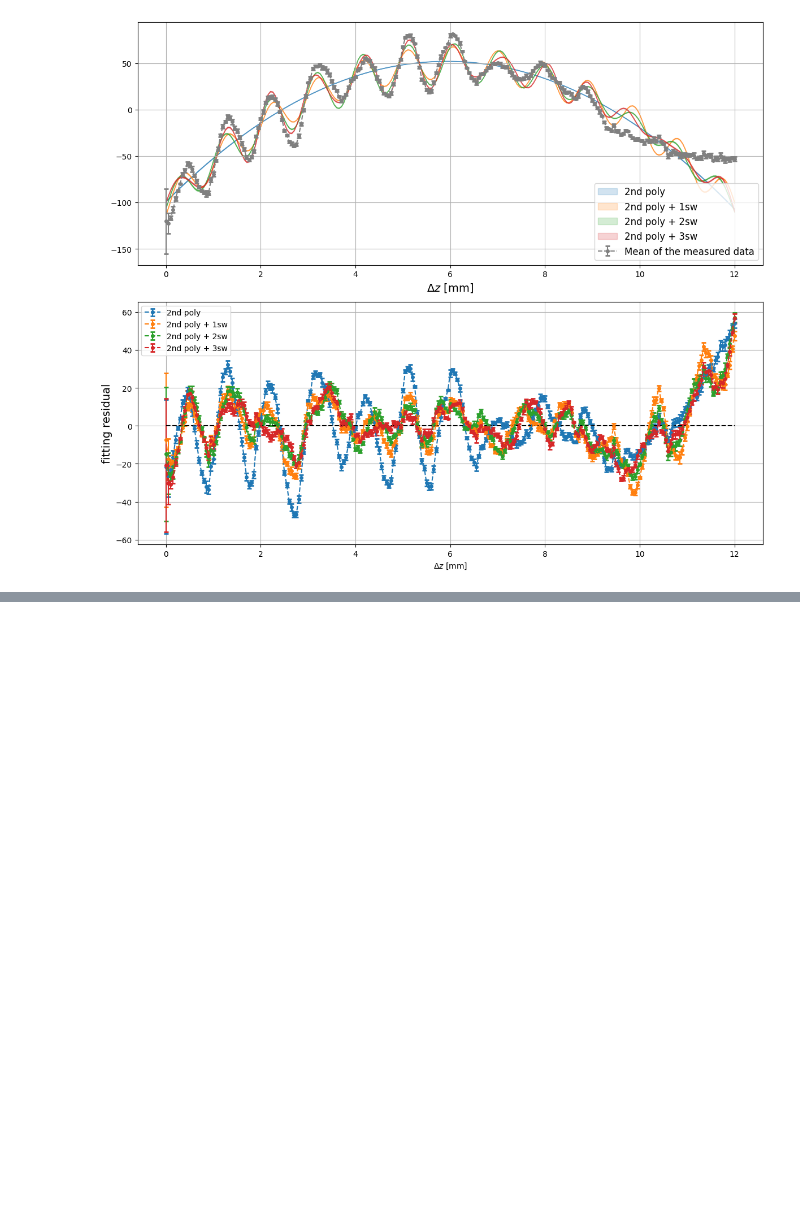
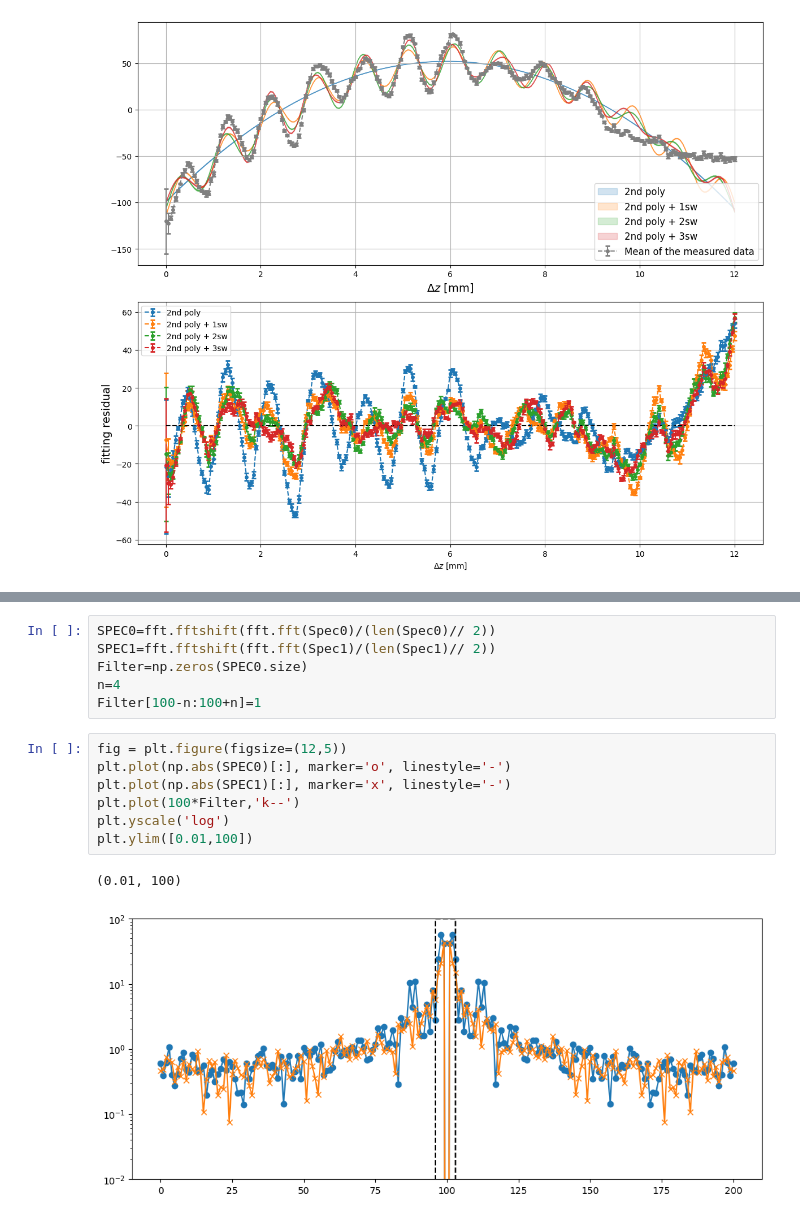
Before and after one commit to XiaodongRencologne/Fore-optics_Test, a Jupyter notebook: results_plot_93cm.ipynb, the cells around one changed output, grey strips where cells are left out. Saved outputs shown, nothing was run; the diff lists cells and outputs as text; blank space fills up the shorter version.

```diff
--- a/results_plot_93cm.ipynb
+++ b/results_plot_93cm.ipynb
@@ -236,0 +262,16 @@ plt.savefig('./Results/result_93cm.png')
+# %%
+SPEC0=fft.fftshift(fft.fft(Spec0)/(len(Spec0)// 2))
+SPEC1=fft.fftshift(fft.fft(Spec1)/(len(Spec1)// 2))
+Filter=np.zeros(SPEC0.size)
+n=4
+Filter[100-n:100+n]=1
+# %%
+fig = plt.figure(figsize=(12,5))
+plt.plot(np.abs(SPEC0)[:], marker='o', linestyle='-')
+plt.plot(np.abs(SPEC1)[:], marker='x', linestyle='-')
+plt.plot(100*Filter,'k--')
+plt.yscale('log')
+plt.ylim([0.01,100])
+# %% [output]
+(0.01, 100)
+[figure, added]
```
Also changed, not shown: parts of 6 cells of this notebook, 3 other files.
